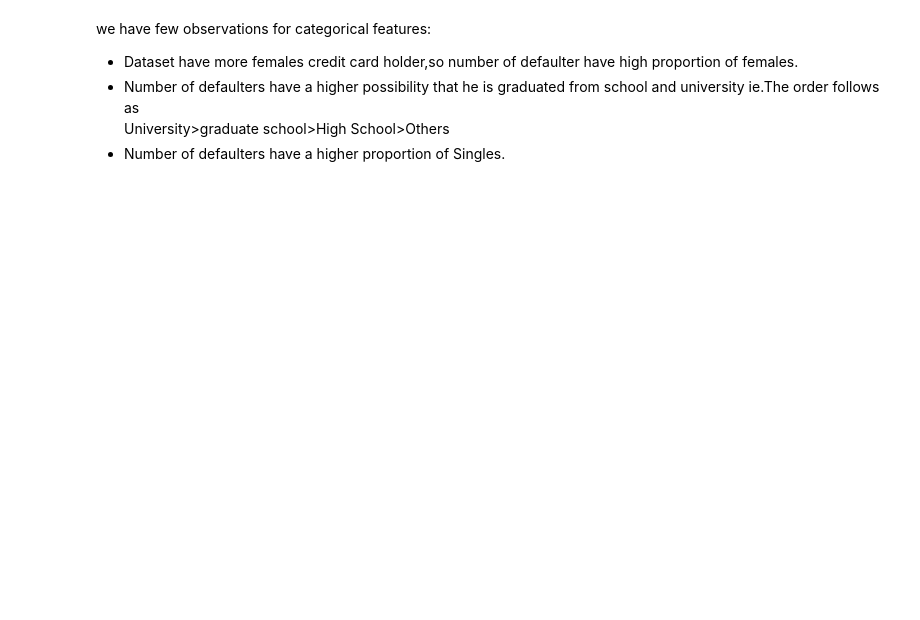
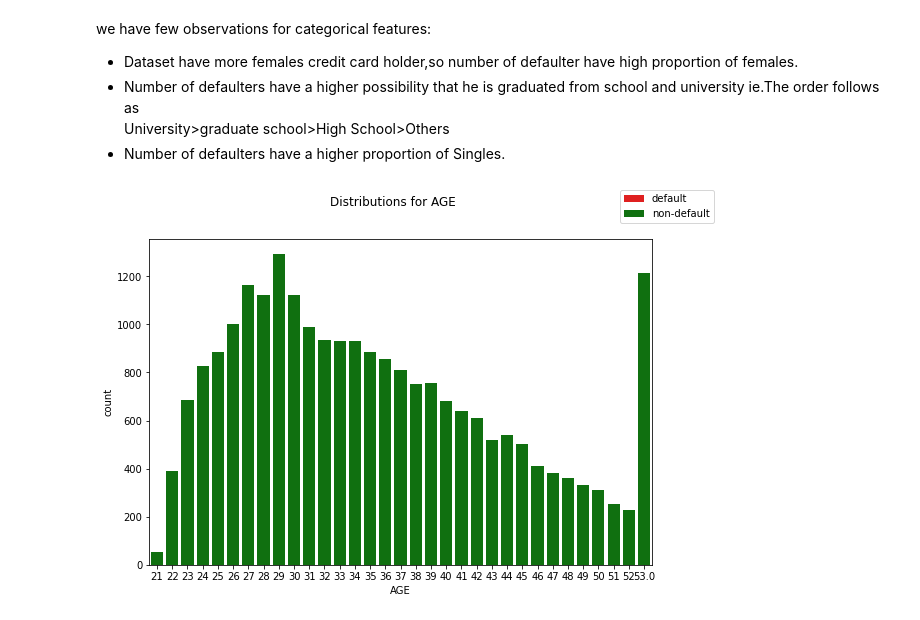
Before and after one commit to anshu57/Credit-Card-Default-Prediction-Supervised-Machine-Learning-Classification, a Jupyter notebook: Credit_Card_Default_Prediction_Capstone_Project.ipynb, the cells around one changed output. Cells and saved outputs as stored; diff of their text form; code cells hidden in the pictures; blank space fills up the shorter version.

```diff
--- a/Credit_Card_Default_Prediction_Capstone_Project.ipynb
+++ b/Credit_Card_Default_Prediction_Capstone_Project.ipynb
@@ -417,3 +430,8 @@ we have few observations for categorical features:
 * Number of defaulters have a higher possibility that he is graduated from school and university ie.The order follows as
 University>graduate school>High School>Others
 * Number of defaulters have a higher proportion of Singles.
+# %%
+#plot for the AGE and defaulter respect to them
+plot_numeric_feature("AGE",['AGE'],dataset_copy)
+# %% [output]
+[figure, added]
```
Also changed, not shown: parts of 16 cells of this notebook.
